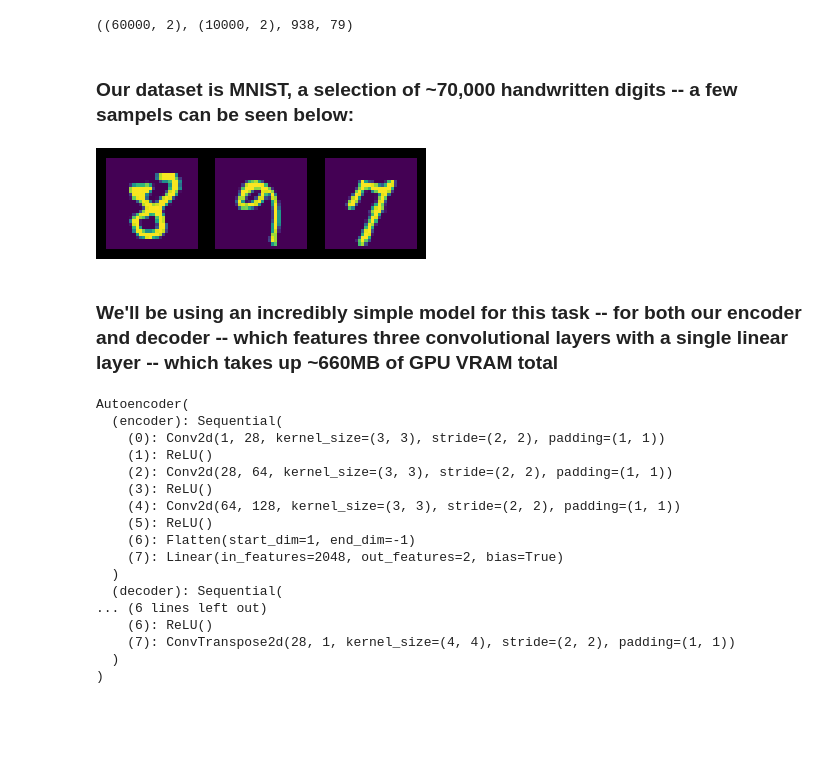
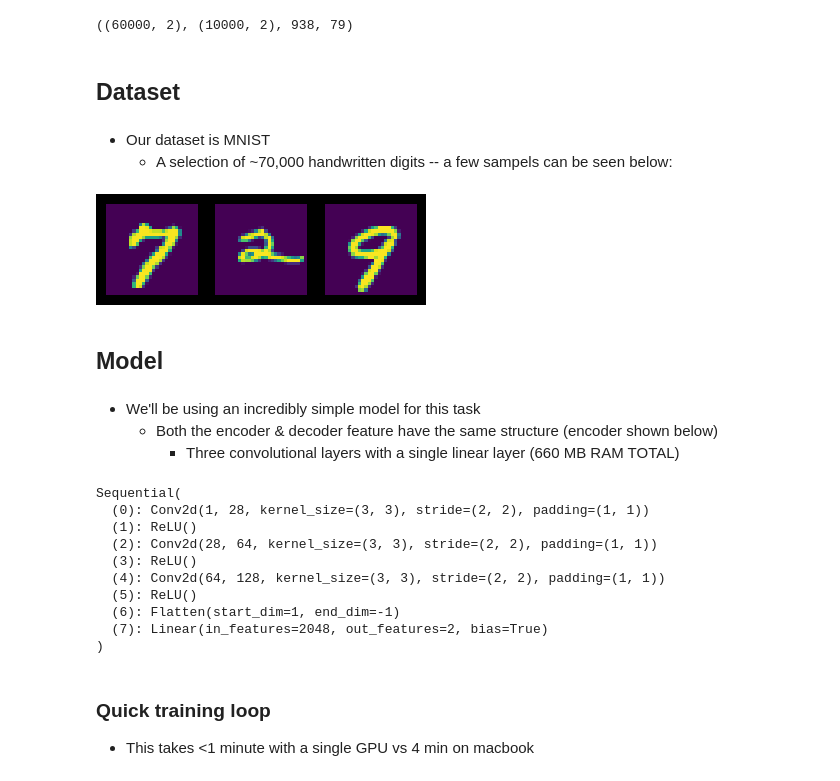
Before and after one commit to azaidi06/generative, a Jupyter notebook: clean_autoencoder.ipynb, the cells around one changed output. Cells and saved outputs as stored; diff of their text form; code cells hidden in the pictures; blank space fills up the shorter version.

```diff
--- a/clean_autoencoder.ipynb
+++ b/clean_autoencoder.ipynb
@@ -32,10 +34,14 @@ dls = dls.to('cuda')
 train_df.shape, valid_df.shape, len(train_dl), len(valid_dl)
 # %% [output]
 ((60000, 2), (10000, 2), 938, 79)
+# %% [markdown]
+## Dataset
 # %% [markdown]
-### Our dataset is MNIST, a selection of ~70,000 handwritten digits -- a few sampels can be seen below:
+* Our dataset is MNIST
+    + A selection of ~70,000 handwritten digits -- a few sampels can be seen below:
 # %%
-plot_dataset(train_df)
+#| echo: false
+plot_dataset(train_df, num_samples=3)
 # %% [output]
-[figure, old version]
+[figure, new version]
 # %%
@@ -44,23 +51,24 @@ learner = Learner(dls, model, loss_func=MSELossFlat(), ).to_fp16()
+# %% [markdown]
+## Model
 # %% [markdown]
-### We'll be using an incredibly simple model for this task -- for both our encoder and decoder -- which features three convolutional layers with a single linear layer -- which takes up ~660MB of GPU VRAM total
+* We'll be using an incredibly simple model for this task
+    + Both the encoder & decoder feature have the same structure (encoder shown below)
+      - Three convolutional layers with a single linear layer (660 MB RAM TOTAL) <br>
 # %%
-learner.model
+#| echo: false
+learner.model.encoder
 # %% [output]
-Autoencoder(
-  (encoder): Sequential(
-    (0): Conv2d(1, 28, kernel_size=(3, 3), stride=(2, 2), padding=(1, 1))
-    (1): ReLU()
-    (2): Conv2d(28, 64, kernel_size=(3, 3), stride=(2, 2), padding=(1, 1))
-    (3): ReLU()
-    (4): Conv2d(64, 128, kernel_size=(3, 3), stride=(2, 2), padding=(1, 1))
-    (5): ReLU()
-    (6): Flatten(start_dim=1, end_dim=-1)
-    (7): Linear(in_features=2048, out_features=2, bias=True)
-  )
-  (decoder): Sequential(
-... (6 lines left out)
-    (6): ReLU()
-    (7): ConvTranspose2d(28, 1, kernel_size=(4, 4), stride=(2, 2), padding=(1, 1))
-  )
+Sequential(
+  (0): Conv2d(1, 28, kernel_size=(3, 3), stride=(2, 2), padding=(1, 1))
+  (1): ReLU()
+  (2): Conv2d(28, 64, kernel_size=(3, 3), stride=(2, 2), padding=(1, 1))
+  (3): ReLU()
+  (4): Conv2d(64, 128, kernel_size=(3, 3), stride=(2, 2), padding=(1, 1))
+  (5): ReLU()
+  (6): Flatten(start_dim=1, end_dim=-1)
+  (7): Linear(in_features=2048, out_features=2, bias=True)
 )
+# %% [markdown]
+### Quick training loop
+* This takes <1 minute with a single GPU vs 4 min on macbook
 # %%
```
Also changed, not shown: parts of 9 cells of this notebook, 2 other files.
